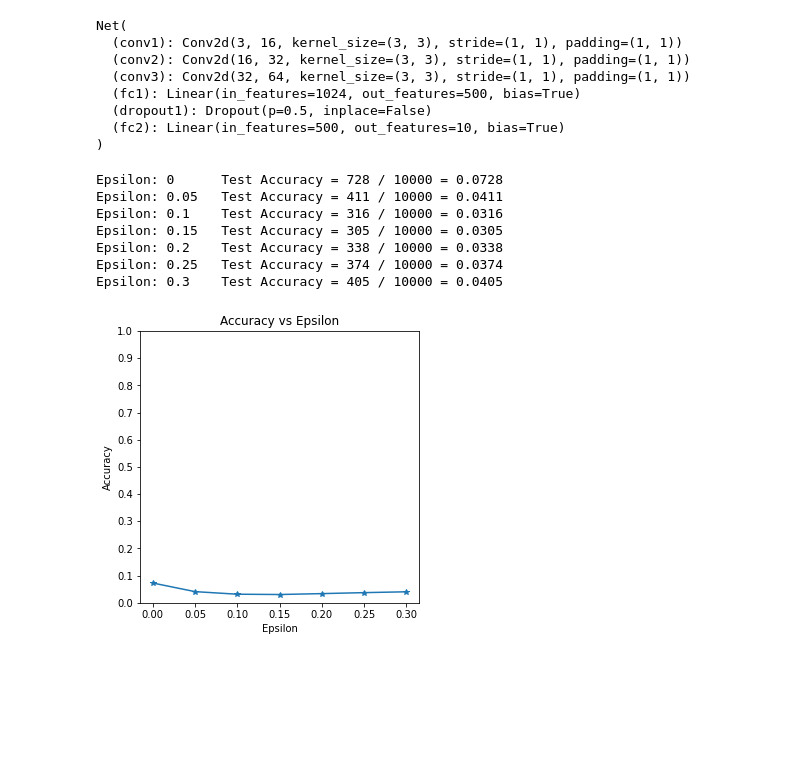
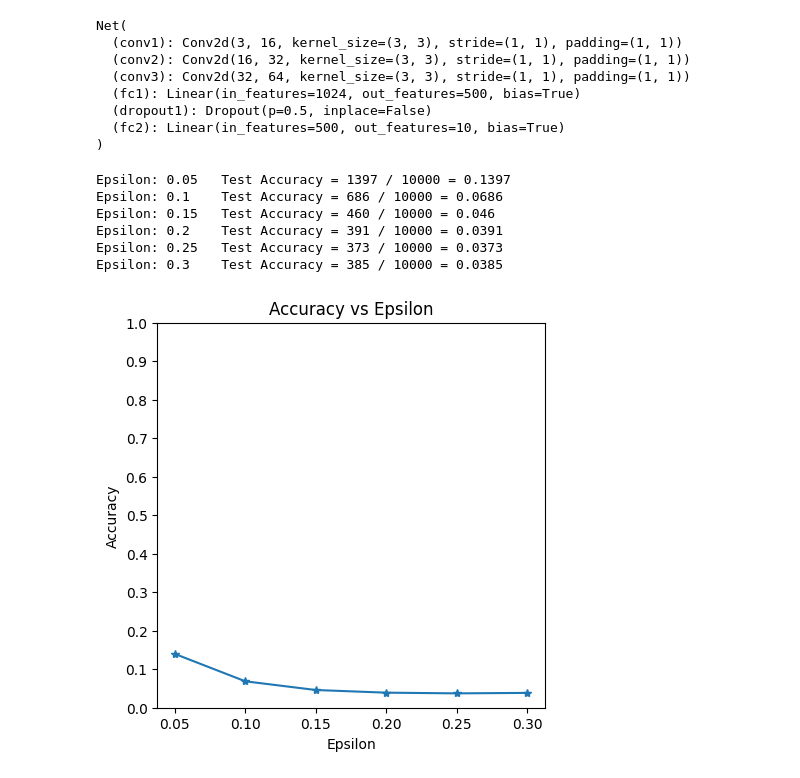
Before and after one commit to devhoodit/ml2-project, a Jupyter notebook: ml2/1126/fgsm_for_cifar10.ipynb, the cells around one changed output. Saved outputs shown, nothing was run; the diff lists cells and outputs as text; code cells hidden in the pictures; blank space fills up the shorter version.

```diff
--- a/ml2/1126/fgsm_for_cifar10.ipynb
+++ b/ml2/1126/fgsm_for_cifar10.ipynb
@@ -31,7 +30,7 @@ def im_convert(tensor):
   image = image.clip(0, 1)
   return image
 # %%
-epsilons = [0, .05, .1, .15, .2, .25, .3]
+epsilons = [.05, .1, .15, .2, .25, .3]
 # %%
 class Net(nn.Module):
 
@@ -59,7 +58,7 @@ class Net(nn.Module):
     return x
 # %%
 model = Net().to(device)
-model.load_state_dict(torch.load('cifar10_weights.pth'))
+model.load_state_dict(torch.load('cifar10_weights_GaussianBlur.pth'))
 model.eval()
 # %% [output]
 Net(
@@ -152,24 +151,23 @@ for eps in epsilons:
     accuracies.append(acc)
     examples.append(ex)
 # %% [output]
-Epsilon: 0      Test Accuracy = 728 / 10000 = 0.0728
-Epsilon: 0.05   Test Accuracy = 411 / 10000 = 0.0411
-Epsilon: 0.1    Test Accuracy = 316 / 10000 = 0.0316
-Epsilon: 0.15   Test Accuracy = 305 / 10000 = 0.0305
-Epsilon: 0.2    Test Accuracy = 338 / 10000 = 0.0338
-Epsilon: 0.25   Test Accuracy = 374 / 10000 = 0.0374
-Epsilon: 0.3    Test Accuracy = 405 / 10000 = 0.0405
+Epsilon: 0.05   Test Accuracy = 1397 / 10000 = 0.1397
+Epsilon: 0.1    Test Accuracy = 686 / 10000 = 0.0686
+Epsilon: 0.15   Test Accuracy = 460 / 10000 = 0.046
+Epsilon: 0.2    Test Accuracy = 391 / 10000 = 0.0391
+Epsilon: 0.25   Test Accuracy = 373 / 10000 = 0.0373
+Epsilon: 0.3    Test Accuracy = 385 / 10000 = 0.0385
 # %%
 plt.figure(figsize=(5,5))
 plt.plot(epsilons, accuracies, "*-")
 plt.yticks(np.arange(0, 1.1, step=0.1))
-plt.xticks(np.arange(0, .35, step=0.05))
+plt.xticks(np.arange(0.05, .35, step=0.05))
 plt.title("Accuracy vs Epsilon")
 plt.xlabel("Epsilon")
 plt.ylabel("Accuracy")
 plt.show()
 # %% [output]
-[figure, old version]
+[figure, new version]
 # %%
 classes = ("plane", "car", "bird", "cat", "deer", "dog", "frog", "horse", "ship", "truck")
 # %%
```
Also changed, not shown: parts of 2 cells of this notebook, 11 other files.
